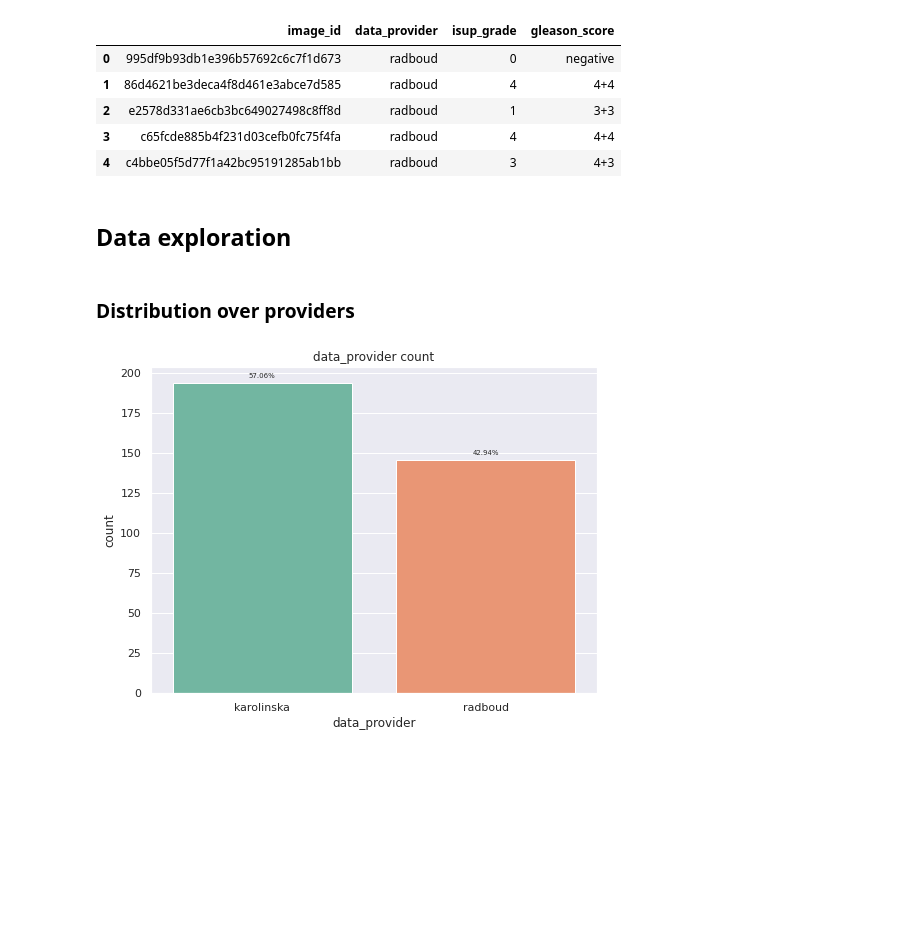
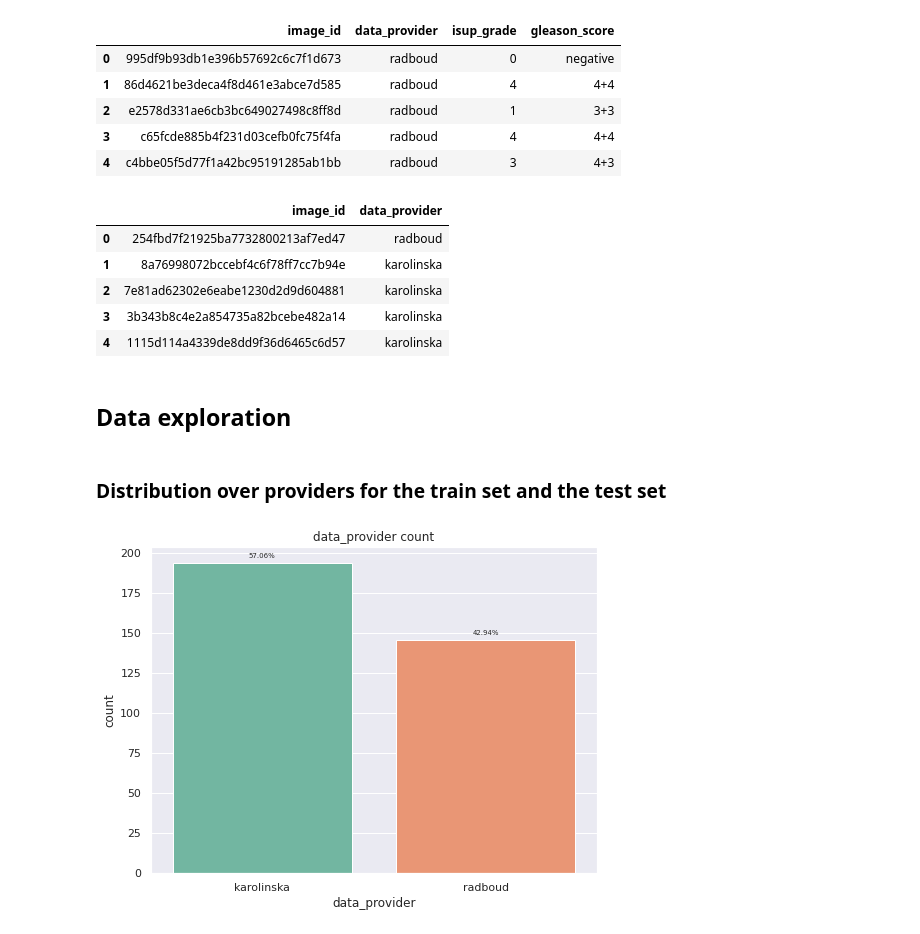
Before and after one commit to clementapa/Prostate-Cancer-Image-Classification, a Jupyter notebook: data_analysis.ipynb, the cells around one changed output. Saved outputs shown, nothing was run; the diff lists cells and outputs as text; code cells hidden in the pictures; blank space fills up the shorter version.

```diff
--- a/data_analysis.ipynb
+++ b/data_analysis.ipynb
@@ -33,7 +22,20 @@ import matplotlib as mpl
+# %%
+path_test = osp.join(root_path_data, "test.csv")
+
+df_test_raw = pd.read_csv(path_test)
+
+df_test_raw.head()
+# %% [output]
+|  | image_id | data_provider |
+| 0 | 254fbd7f21925ba7732800213af7ed47 | radboud |
+| 1 | 8a76998072bccebf4c6f78ff7cc7b94e | karolinska |
+| 2 | 7e81ad62302e6eabe1230d2d9d604881 | karolinska |
+| 3 | 3b343b8c4e2a854735a82bcebe482a14 | karolinska |
+| 4 | 1115d114a4339de8dd9f36d6465c6d57 | karolinska |
 # %% [markdown]
 ## Data exploration
 # %% [markdown]
-### Distribution over providers
+### Distribution over providers for the train set and the test set
 # %%
 def plot_count(df, feature, title='', size=2):
     f, ax = plt.subplots(1,1, figsize=(4*size,3*size))
```
Also changed, not shown: parts of 8 cells of this notebook.
